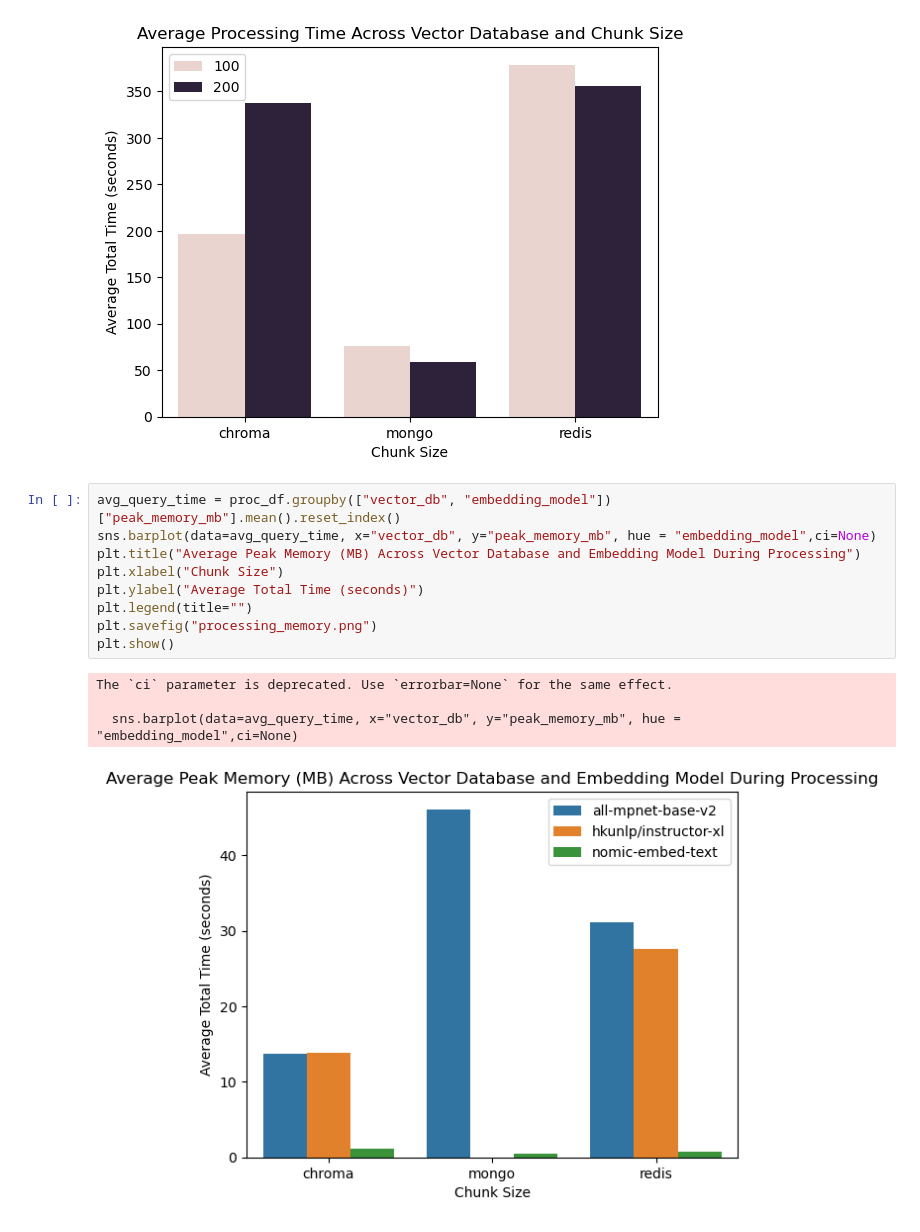
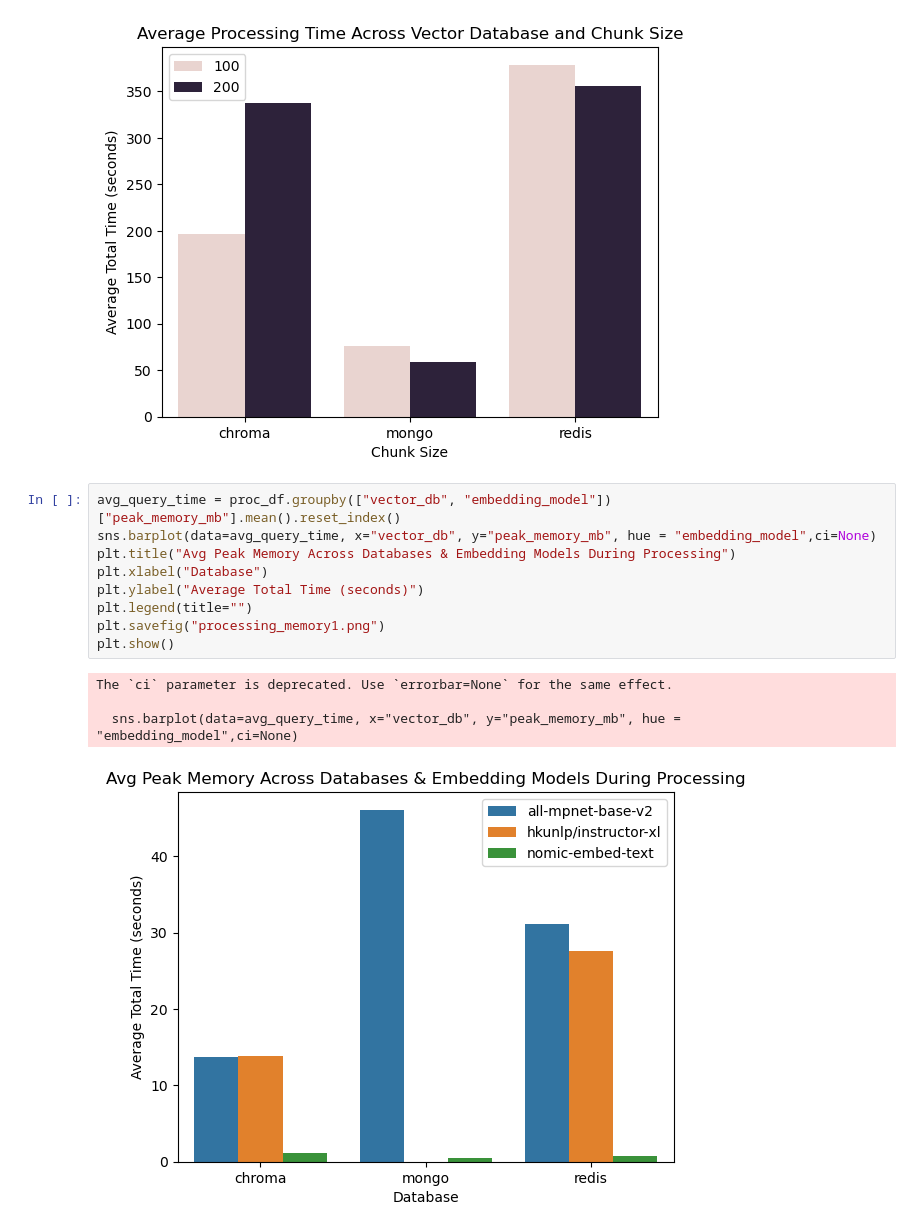
Before and after one commit to mmikanguyen/practical02, a Jupyter notebook: practical02_viz.ipynb, the cells around one changed output. Cells and saved outputs as stored; diff of their text form.

```diff
--- a/practical02_viz.ipynb
+++ b/practical02_viz.ipynb
@@ -125,17 +125,17 @@ plt.show()
 # %%
 avg_query_time = proc_df.groupby(["vector_db", "embedding_model"])["peak_memory_mb"].mean().reset_index()
 sns.barplot(data=avg_query_time, x="vector_db", y="peak_memory_mb", hue = "embedding_model",ci=None)
-plt.title("Average Peak Memory (MB) Across Vector Database and Embedding Model During Processing")
-plt.xlabel("Chunk Size")
+plt.title("Avg Peak Memory Across Databases & Embedding Models During Processing")
+plt.xlabel("Database")
 plt.ylabel("Average Total Time (seconds)")
 plt.legend(title="")
-plt.savefig("processing_memory.png")
+plt.savefig("processing_memory1.png")
 plt.show()
 # %% [output]
 The `ci` parameter is deprecated. Use `errorbar=None` for the same effect.
 
   sns.barplot(data=avg_query_time, x="vector_db", y="peak_memory_mb", hue = "embedding_model",ci=None)
-[figure, old version]
+[figure, new version]
 # %%
 ## 1. Boxplot: Query Time Distribution by Database
 dbs = proc_df["vector_db"].unique()
```
Also changed, not shown: parts of 1 cell of this notebook, 7 other files.
